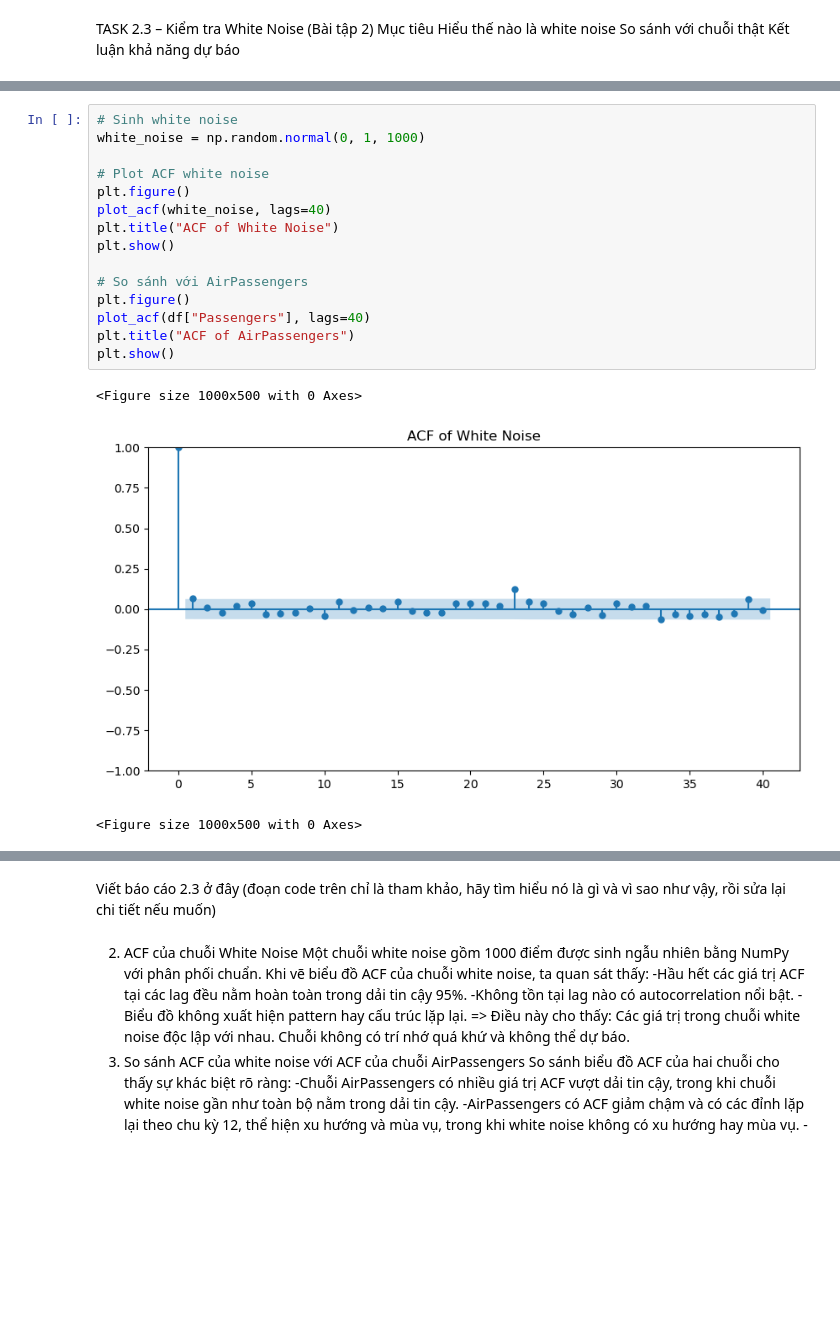
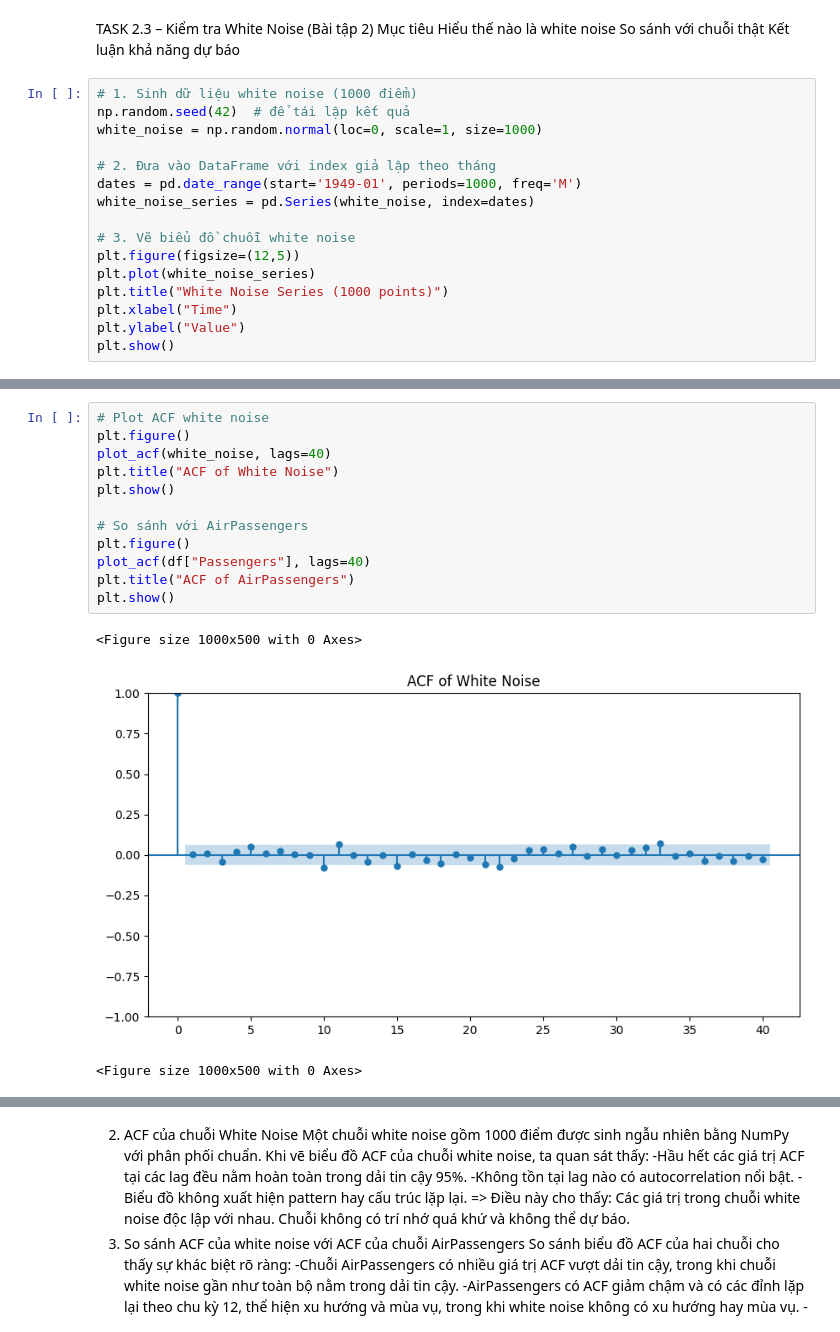
Before and after one commit to ThienNam13/Time-Series-Data-Analysis-and-Forecasting, a Jupyter notebook: Chapter2.ipynb, the cells around one changed output, grey strips where cells are left out. Saved outputs shown, nothing was run; the diff lists cells and outputs as text; blank space fills up the shorter version.

Commit message:
thêm sinh dữ liệu white noise

```diff
--- a/Chapter2.ipynb
+++ b/Chapter2.ipynb
@@ -151,3 +149,19 @@ Mục tiêu
 Hiểu thế nào là white noise
 So sánh với chuỗi thật
 Kết luận khả năng dự báo
+# %%
+# 1. Sinh dữ liệu white noise (1000 điểm)
+np.random.seed(42)  # để tái lập kết quả
+white_noise = np.random.normal(loc=0, scale=1, size=1000)
+
+# 2. Đưa vào DataFrame với index giả lập theo tháng
+dates = pd.date_range(start='1949-01', periods=1000, freq='M')
+white_noise_series = pd.Series(white_noise, index=dates)
+
+# 3. Vẽ biểu đồ chuỗi white noise
+plt.figure(figsize=(12,5))
+plt.plot(white_noise_series)
+plt.title("White Noise Series (1000 points)")
+plt.xlabel("Time")
+plt.ylabel("Value")
+plt.show()
@@ -154,19 +170,16 @@ Kết luận khả năng dự báo
 # %%
-# Sinh white noise
-white_noise = np.random.normal(0, 1, 1000)
-
 # Plot ACF white noise
 plt.figure()
 plot_acf(white_noise, lags=40)
 plt.title("ACF of White Noise")
 plt.show()
 
 # So sánh với AirPassengers
 plt.figure()
 plot_acf(df["Passengers"], lags=40)
 plt.title("ACF of AirPassengers")
 plt.show()
 # %% [output]
 <Figure size 1000x500 with 0 Axes>
-[figure, old version]
+[figure, new version]
 <Figure size 1000x500 with 0 Axes>
@@ -174,5 +187,3 @@ plt.show()
-# %% [markdown]
-Viết báo cáo 2.3 ở đây (đoạn code trên chỉ là tham khảo, hãy tìm hiểu nó là gì và vì sao như vậy, rồi sửa lại chi tiết nếu muốn)
 # %% [markdown]
 2. ACF của chuỗi White Noise
 Một chuỗi white noise gồm 1000 điểm được sinh ngẫu nhiên bằng NumPy với phân phối chuẩn.
```
Also changed, not shown: parts of 17 cells of this notebook.
